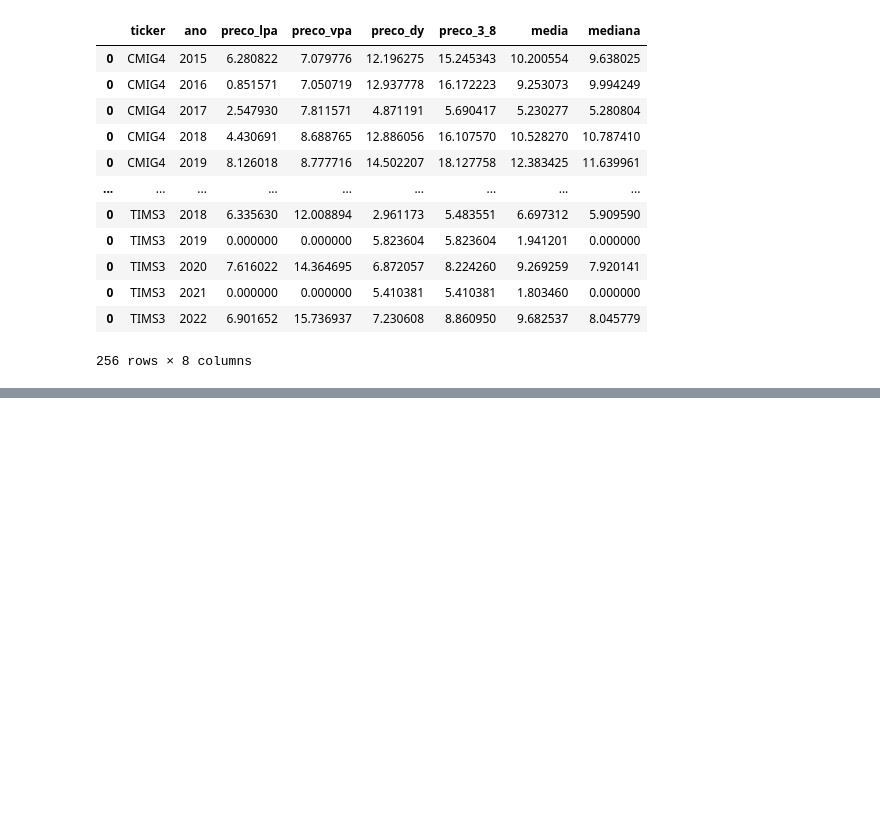
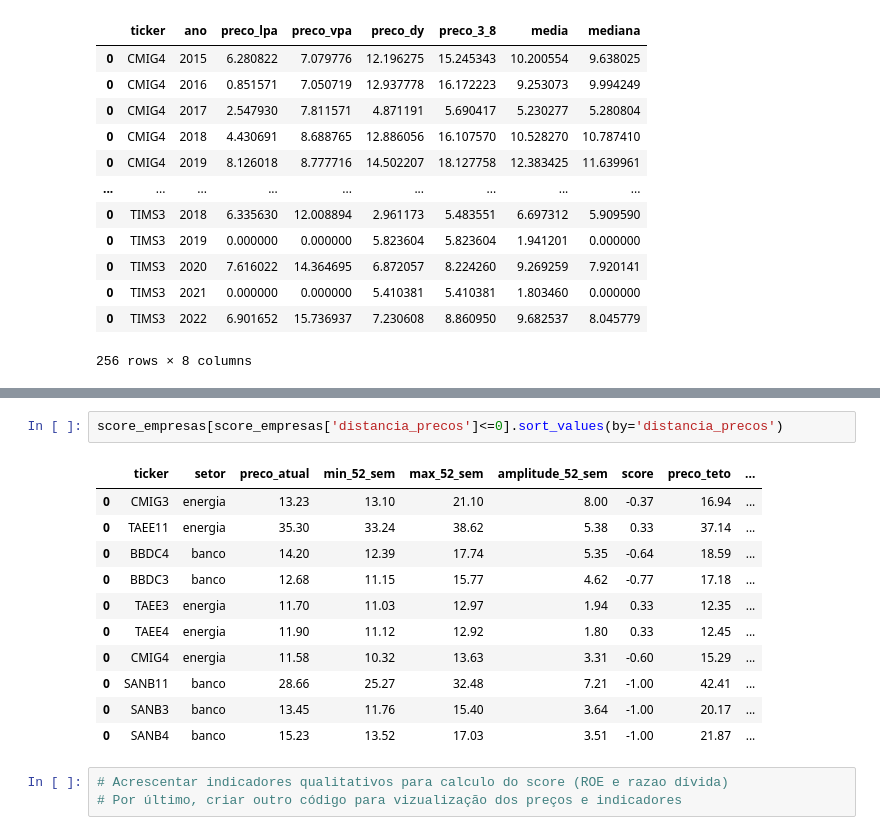
Before and after one commit to eduardopfranca/radar_fundamentalista, a Jupyter notebook: preco_teto.ipynb, the cells around one changed output, grey strips where cells are left out. Saved outputs shown, nothing was run; the diff lists cells and outputs as text; blank space fills up the shorter version.

```diff
--- a/preco_teto.ipynb
+++ b/preco_teto.ipynb
@@ -403,0 +474,17 @@ for i in range(len(preco_teto)):
+# %%
+score_empresas[score_empresas['distancia_precos']<=0].sort_values(by='distancia_precos')
+# %% [output]
+|  | ticker | setor | preco_atual | min_52_sem | max_52_sem | amplitude_52_sem | score | preco_teto | ... |
+| 0 | CMIG3 | energia | 13.23 | 13.10 | 21.10 | 8.00 | -0.37 | 16.94 | ... |
+| 0 | TAEE11 | energia | 35.30 | 33.24 | 38.62 | 5.38 | 0.33 | 37.14 | ... |
+| 0 | BBDC4 | banco | 14.20 | 12.39 | 17.74 | 5.35 | -0.64 | 18.59 | ... |
+| 0 | BBDC3 | banco | 12.68 | 11.15 | 15.77 | 4.62 | -0.77 | 17.18 | ... |
+| 0 | TAEE3 | energia | 11.70 | 11.03 | 12.97 | 1.94 | 0.33 | 12.35 | ... |
+| 0 | TAEE4 | energia | 11.90 | 11.12 | 12.92 | 1.80 | 0.33 | 12.45 | ... |
+| 0 | CMIG4 | energia | 11.58 | 10.32 | 13.63 | 3.31 | -0.60 | 15.29 | ... |
+| 0 | SANB11 | banco | 28.66 | 25.27 | 32.48 | 7.21 | -1.00 | 42.41 | ... |
+| 0 | SANB3 | banco | 13.45 | 11.76 | 15.40 | 3.64 | -1.00 | 20.17 | ... |
+| 0 | SANB4 | banco | 15.23 | 13.52 | 17.03 | 3.51 | -1.00 | 21.87 | ... |
+# %%
+# Acrescentar indicadores qualitativos para calculo do score (ROE e razao dívida)
+# Por último, criar outro código para vizualização dos preços e indicadores
```
Also changed, not shown: parts of 9 cells of this notebook.
